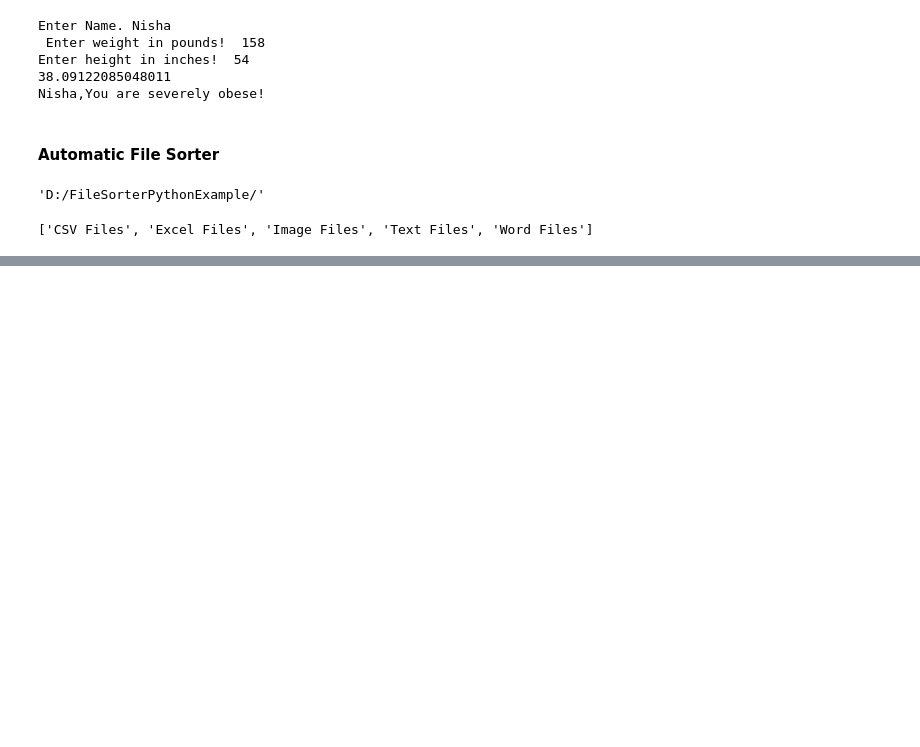
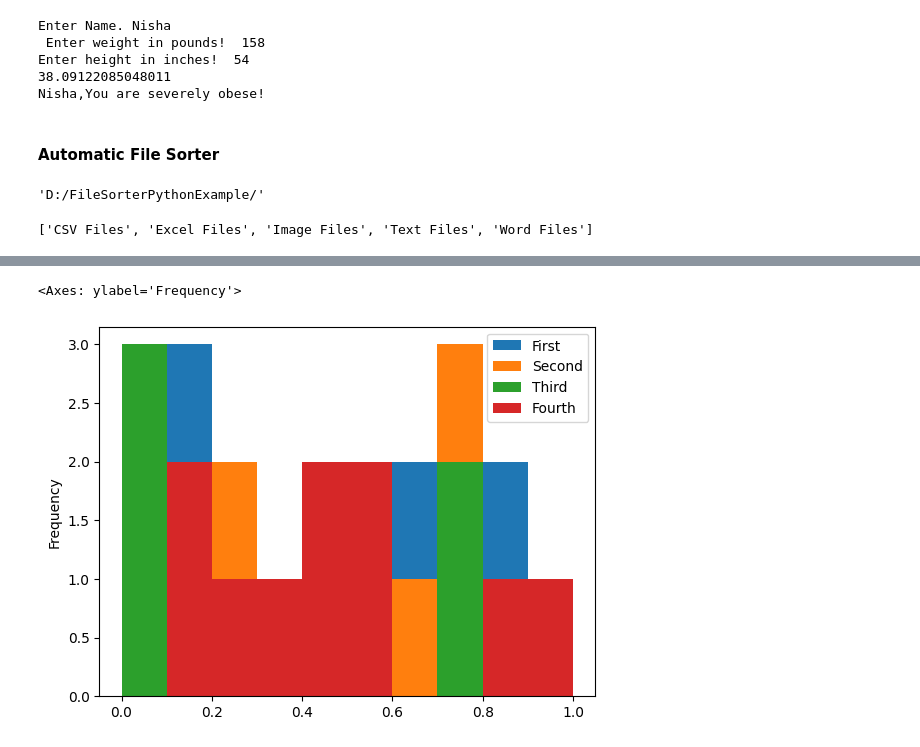
Before and after one commit to JYAKHWA/PythonPractice, a Jupyter notebook: DataAnalyticsPractice.ipynb, the cells around one changed output, grey strips where cells are left out. Saved outputs shown, nothing was run; the diff lists cells and outputs as text; code cells hidden in the pictures; blank space fills up the shorter version.

```diff
--- a/DataAnalyticsPractice.ipynb
+++ b/DataAnalyticsPractice.ipynb
@@ -335,0 +405,5 @@ for file in files:
+# %%
+df.plot.hist()
+# %% [output]
+<Axes: ylabel='Frequency'>
+[figure, added]
```
Also changed, not shown: parts of 23 cells of this notebook, 2 other files.
